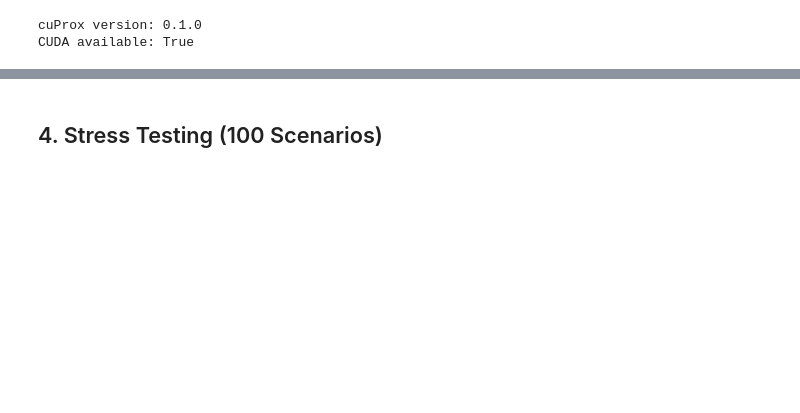
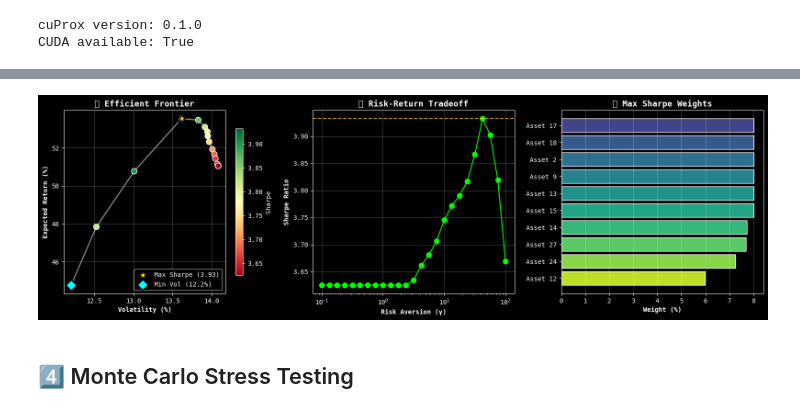
Before and after one commit to Aminsed/cuprox, a Jupyter notebook: examples/05_multiperiod_portfolio_optimization.ipynb, the cells around one changed output, grey strips where cells are left out. Saved outputs shown, nothing was run; the diff lists cells and outputs as text; code cells hidden in the pictures; blank space fills up the shorter version.

```diff
--- a/examples/05_multiperiod_portfolio_optimization.ipynb
+++ b/examples/05_multiperiod_portfolio_optimization.ipynb
@@ -17,8 +18,16 @@ from scipy import sparse
 import matplotlib.pyplot as plt
 import time
 from dataclasses import dataclass
+from typing import Optional
+import sys
+sys.path.insert(0, '../python')
 
 import cuprox
+
+# Dark theme for plots
+plt.style.use('dark_background')
+plt.rcParams['figure.figsize'] = (14, 6)
+plt.rcParams['font.family'] = 'monospace'
 
 print(f"cuProx version: {cuprox.__version__}")
 print(f"CUDA available: {cuprox.__cuda_available__}")
@@ -232,3 +217,52 @@ else:
+# %%
+if len(frontier) > 3:
+    fig = plt.figure(figsize=(16, 5))
+    frontier_sorted = frontier.sort_values('volatility')
+
+    ax1 = fig.add_subplot(131)
+    sc = ax1.scatter(frontier_sorted['volatility']*100, frontier_sorted['return']*100,
+                     c=frontier_sorted['sharpe'], cmap='RdYlGn', s=80,
+                     edgecolors='white', linewidth=1, zorder=3)
+    ax1.plot(frontier_sorted['volatility']*100, frontier_sorted['return']*100,
+             'w-', alpha=0.5, linewidth=2, zorder=2)
+    ax1.scatter(max_sharpe['volatility']*100, max_sharpe['return']*100,
+                s=250, marker='*', c='gold', edgecolors='black', linewidth=2, zorder=5,
+                label=f"Max Sharpe ({max_sharpe['sharpe']:.2f})")
+    ax1.scatter(min_vol['volatility']*100, min_vol['return']*100,
+                s=150, marker='D', c='cyan', edgecolors='black', linewidth=2, zorder=5,
+                label=f"Min Vol ({min_vol['volatility']:.1%})")
+    ax1.set_xlabel('Volatility (%)', fontweight='bold')
+    ax1.set_ylabel('Expected Return (%)', fontweight='bold')
+    ax1.set_title('📈 Efficient Frontier', fontsize=13, fontweight='bold')
+    ax1.legend(loc='lower right')
+    ax1.grid(True, alpha=0.3)
+    plt.colorbar(sc, ax=ax1, label='Sharpe', shrink=0.8)
+
+    ax2 = fig.add_subplot(132)
+    ax2.semilogx(frontier['gamma'], frontier['sharpe'], 'o-', color='lime', markersize=8)
+    ax2.axhline(max_sharpe['sharpe'], color='gold', linestyle='--', alpha=0.7)
+    ax2.set_xlabel('Risk Aversion (γ)', fontweight='bold')
+    ax2.set_ylabel('Sharpe Ratio', fontweight='bold')
+    ax2.set_title('🎯 Risk-Return Tradeoff', fontsize=13, fontweight='bold')
+    ax2.grid(True, alpha=0.3)
+
+    ax3 = fig.add_subplot(133)
+    weights = max_sharpe['weights']
+    sorted_idx = np.argsort(weights)[::-1][:10]
+    colors = plt.cm.viridis(np.linspace(0.2, 0.9, 10))
+    ax3.barh(range(10), weights[sorted_idx]*100, color=colors, edgecolor='white')
+    ax3.set_yticks(range(10))
+    ax3.set_yticklabels([f'Asset {i+1}' for i in sorted_idx])
+    ax3.set_xlabel('Weight (%)', fontweight='bold')
+    ax3.set_title('🏆 Max Sharpe Weights', fontsize=13, fontweight='bold')
+    ax3.invert_yaxis()
+    ax3.grid(True, alpha=0.3, axis='x')
+
+    plt.tight_layout()
+    plt.savefig('portfolio_frontier.png', dpi=150, bbox_inches='tight', facecolor='#1a1a2e')
+    plt.show()
+# %% [output]
+[figure, added]
 # %% [markdown]
-## 4. Stress Testing (100 Scenarios)
+## 4️⃣ Monte Carlo Stress Testing
 # %%
```
Also changed, not shown: parts of 18 cells of this notebook, 3 other files.
